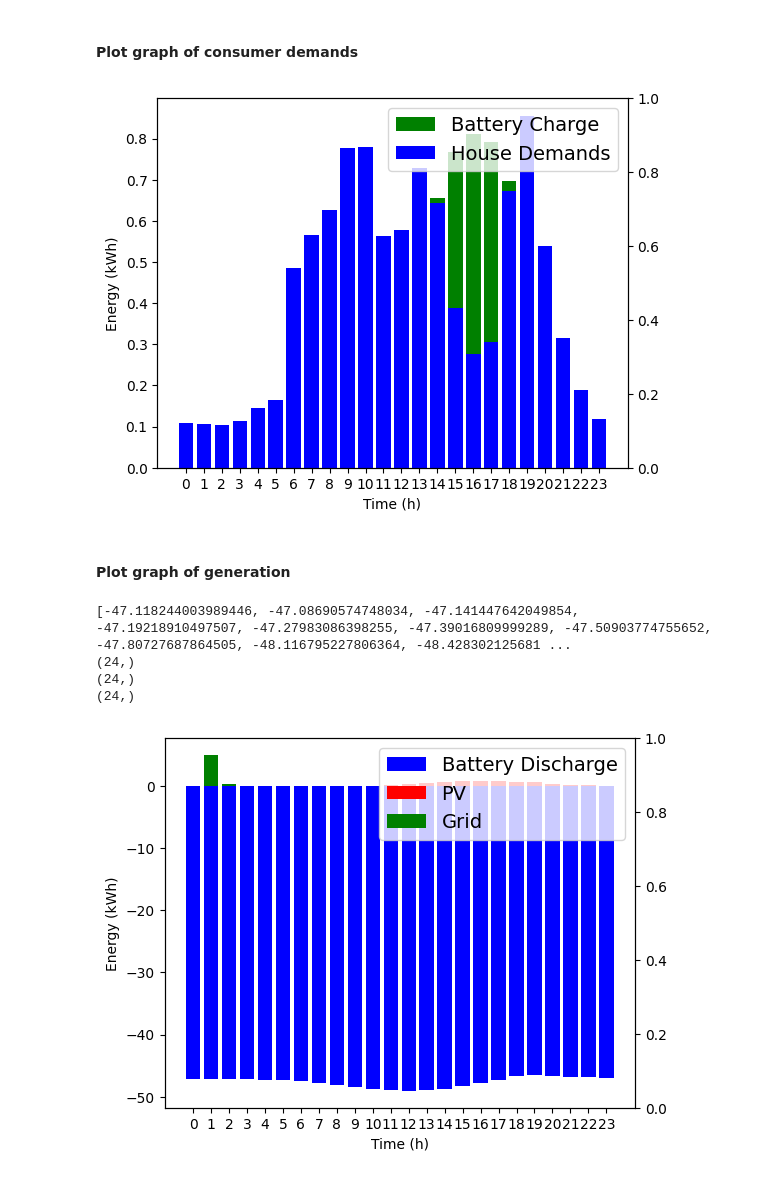
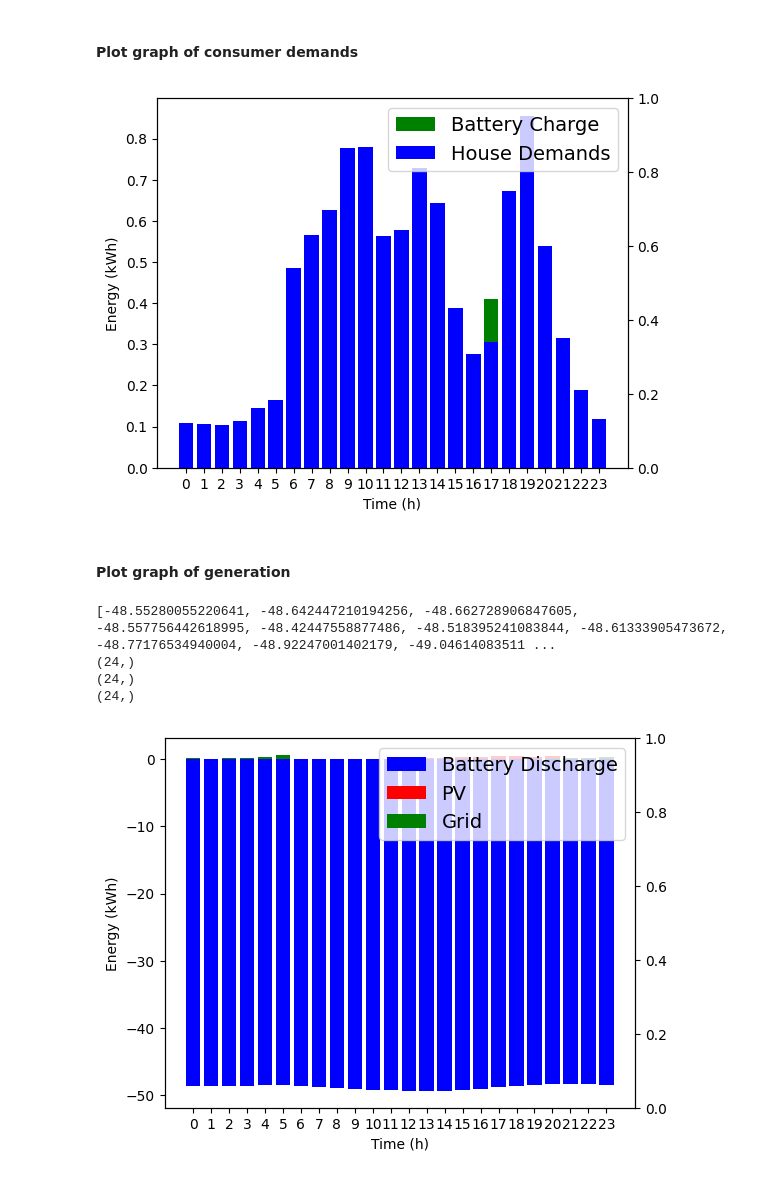
Before and after one commit to heringo/EMS, a Jupyter notebook: src/EMS_rev1.ipynb, the cells around one changed output. Cells and saved outputs as stored; diff of their text form; code cells hidden in the pictures.

```diff
--- a/src/EMS_rev1.ipynb
+++ b/src/EMS_rev1.ipynb
@@ -827,29 +842,29 @@ plotter.render( labels=["DQN"], colors=["r"] )
 #### Plot graph of consumer demands
 # %%
 
-_, _, hourly_home_battery__dqn, hourly_ev_battery__dqn, hourly_price_dqn, hourly_charge_dqn_sg, hourly_charge_dqn_pv, house_demands = test_models( _get_action_dqn, network_name="trained_models/neural_network_dqn_ep200.h5" )
+_, _, hourly_home_battery__dqn, hourly_ev_battery__dqn, hourly_price_dqn, hourly_charge_dqn_sg, hourly_charge_dqn_pv, house_demands = test_models( _get_action_dqn, network_name="trained_models/neural_network_dqn_ep300.h5" )
 
 line_plotter = DemandsPlotter(house_demands, hourly_charge_dqn_pv)
 line_plotter.plot()
 # %% [output]
-[figure, old version]
+[figure, new version]
 # %% [markdown]
 #### Plot graph of generation
 # %%
 
-_, _, hourly_home_battery__dqn, hourly_ev_battery__dqn, hourly_price_dqn, hourly_charge_dqn_sg, hourly_charge_dqn_pv, house_demands = test_models( _get_action_dqn, network_name="trained_models/neural_network_dqn_ep200.h5" )
+_, _, hourly_home_battery__dqn, hourly_ev_battery__dqn, hourly_price_dqn, hourly_charge_dqn_sg, hourly_charge_dqn_pv, house_demands = test_models( _get_action_dqn, network_name="trained_models/neural_network_dqn_ep300.h5" )
 
 for i in range(len(hourly_home_battery__dqn)):
   hourly_home_battery__dqn[i] -= 50
 print(hourly_home_battery__dqn)
 print(np.array(hourly_home_battery__dqn).shape)
 print(np.array(hourly_charge_dqn_pv).shape)
 print(np.array(hourly_charge_dqn_sg).shape)
 line_plotter = GenerationPlotter(hourly_charge_dqn_pv, hourly_charge_dqn_sg, hourly_home_battery__dqn)
 line_plotter.plot()
 # %% [output]
-[-47.118244003989446, -47.08690574748034, -47.141447642049854, -47.19218910497507, -47.27983086398255, -47.39016809999289, -47.50903774755652, -47.80727687864505, -48.116795227806364, -48.428302125681 ...
+[-48.55280055220641, -48.642447210194256, -48.662728906847605, -48.557756442618995, -48.42447558877486, -48.518395241083844, -48.61333905473672, -48.77176534940004, -48.92247001402179, -49.04614083511 ...
 (24,)
 (24,)
 (24,)
-[figure, old version]
+[figure, new version]
```
Also changed, not shown: parts of 7 cells of this notebook.
